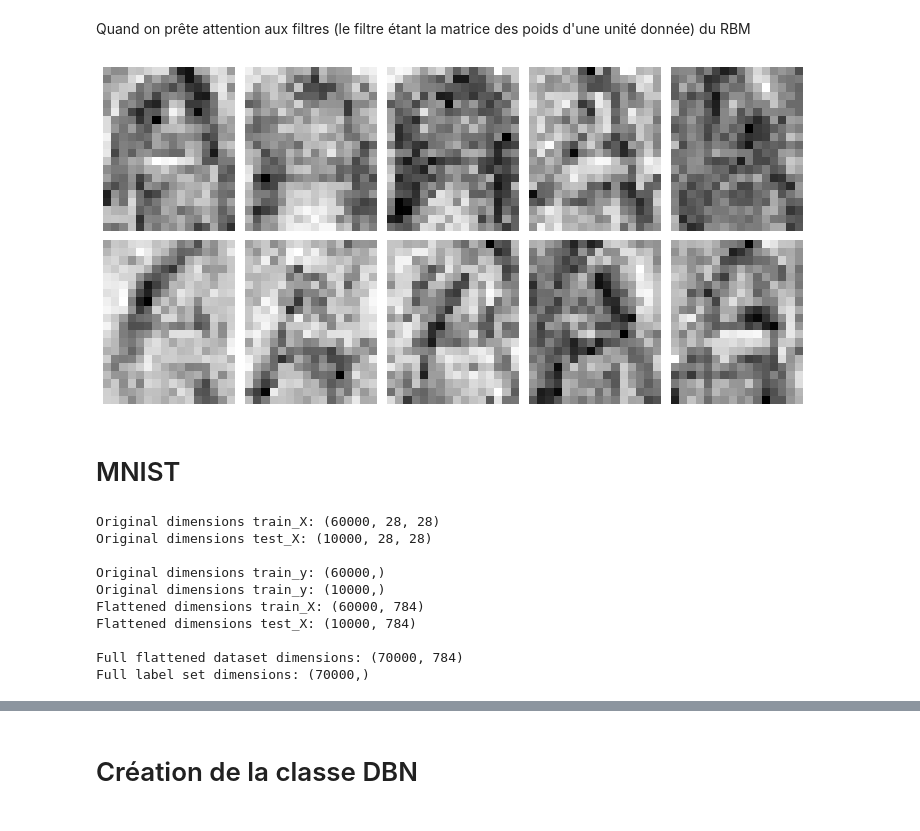
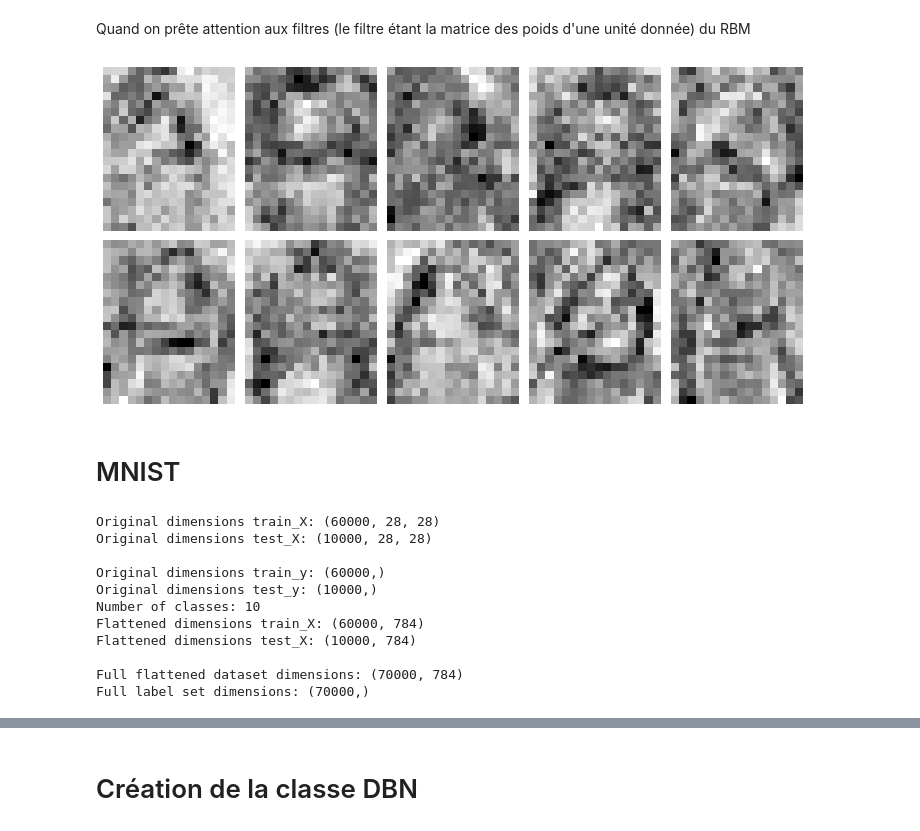
Before and after one commit to wdavys/DNN-dl2, a Jupyter notebook: TP_DNN.ipynb, the cells around one changed output, grey strips where cells are left out. Saved outputs shown, nothing was run; the diff lists cells and outputs as text; code cells hidden in the pictures.

```diff
--- a/TP_DNN.ipynb
+++ b/TP_DNN.ipynb
@@ -121,7 +122,7 @@ class RBM():
             np.random.shuffle(X)
 
             for batch in range(0, n, batch_size):
-                X_batch = X[batch:min(batch+batch_size, n)]
+                X_batch = X[batch:batch+batch_size]
                 current_bs = X_batch.shape[0]
 
                 # Calcul de v_0, v_1, p(v|h) et p(h|v)
@@ -206,8 +207,8 @@ X = lire_alpha_digit('A')
 _, p = X.shape
 print("Dimension des données d'entrées :", p, "\n")
 
-my_rbm0 = RBM(p, q=256)
-err_history0 = my_rbm0.train(X, nb_epoch=1000, lr=1e-1, epoch_per_plot=100)
+rbm0 = RBM(p, q=256)
+err_history0 = rbm0.train(X, nb_epoch=1000, lr=1e-1, epoch_per_plot=100)
 # %% [output]
 Dimension des données d'entrées : 320
 
@@ -307,20 +299,21 @@ plt.show()
 # %% [markdown]
 Quand on prête attention aux filtres (le filtre étant la matrice des poids d'une unité donnée) du RBM
 # %%
-my_rbm0.show_filter()
+rbm0.show_filter()
 # %% [output]
-[figure, old version]
+[figure, new version]
 # %% [markdown]
 # MNIST
 # %%
 from keras.datasets import mnist
 
 (train_X, train_y), (test_X, test_y) = mnist.load_data()
+n_classes = len(np.unique(train_y))
 print("Original dimensions train_X: {}".format(train_X.shape))
-print("Original dimensions test_X: {}\n".format(test_X.shape))
+print("Original dimensions test_X: {}".format(test_X.shape))
 print("Original dimensions train_y: {}".format(train_y.shape))
 print("Original dimensions test_y: {}".format(test_y.shape))
-
+print("Number of classes: {}\n".format(n_classes))
 
 N_train = train_X.shape[0]
 N_test = test_X.shape[0]
@@ -342,7 +335,8 @@ Original dimensions train_X: (60000, 28, 28)
 Original dimensions test_X: (10000, 28, 28)
 
 Original dimensions train_y: (60000,)
-Original dimensions train_y: (10000,)
+Original dimensions test_y: (10000,)
+Number of classes: 10
 Flattened dimensions train_X: (60000, 784)
 Flattened dimensions test_X: (10000, 784)
 
```
Also changed, not shown: parts of 29 cells of this notebook.
